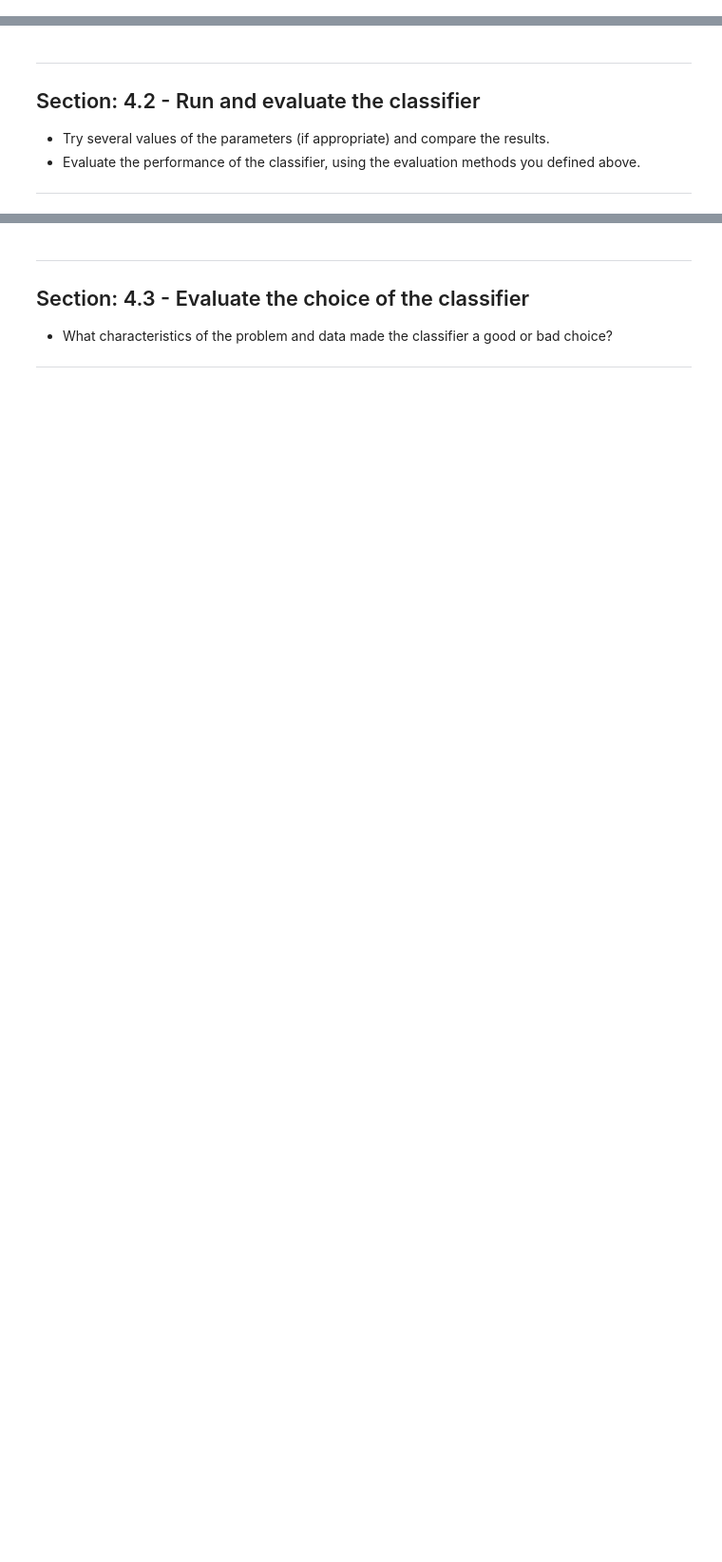
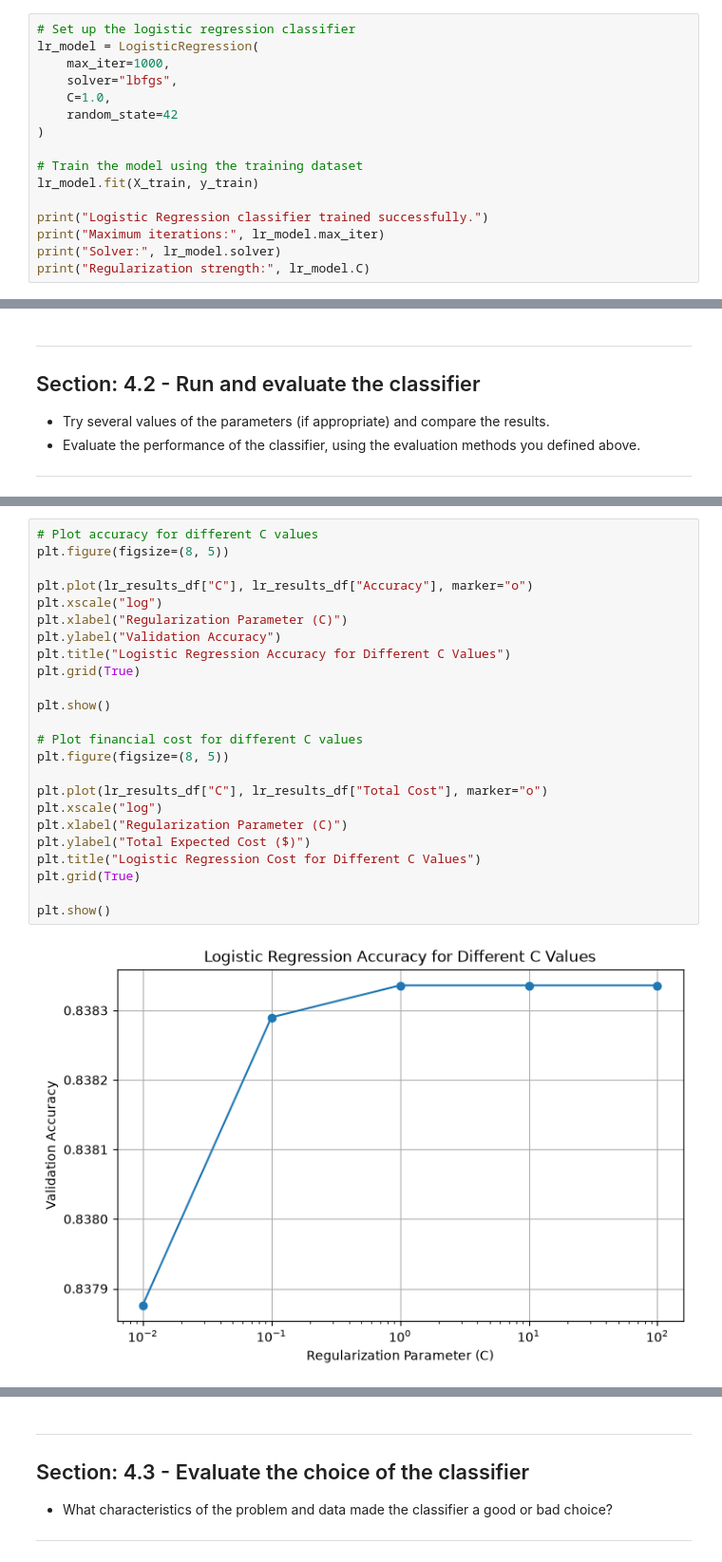
Before and after one commit to Smrfee/DataMining, a Jupyter notebook: HW2/CSE5243_HW2.ipynb, the cells around one changed output, grey strips where cells are left out. Shown at 95% size. Cells and saved outputs as stored; diff of their text form; blank space fills up the shorter version.

```diff
--- a/HW2/CSE5243_HW2.ipynb
+++ b/HW2/CSE5243_HW2.ipynb
@@ -257,3 +605,19 @@ pd.set_option('display.max_columns', 50) #include to avoid ... in middle of disp
 - Use the appropriate classifier from the SciKit Learn library.
 - Explain all setup, parameters and execution options you chose to set, and why.
 ***
+# %%
+# Set up the logistic regression classifier
+lr_model = LogisticRegression(
+    max_iter=1000,
+    solver="lbfgs",
+    C=1.0,
+    random_state=42
+)
+
+# Train the model using the training dataset
+lr_model.fit(X_train, y_train)
+
+print("Logistic Regression classifier trained successfully.")
+print("Maximum iterations:", lr_model.max_iter)
+print("Solver:", lr_model.solver)
+print("Regularization strength:", lr_model.C)
@@ -265,0 +680,26 @@ pd.set_option('display.max_columns', 50) #include to avoid ... in middle of disp
+# %%
+# Plot accuracy for different C values
+plt.figure(figsize=(8, 5))
+
+plt.plot(lr_results_df["C"], lr_results_df["Accuracy"], marker="o")
+plt.xscale("log")
+plt.xlabel("Regularization Parameter (C)")
+plt.ylabel("Validation Accuracy")
+plt.title("Logistic Regression Accuracy for Different C Values")
+plt.grid(True)
+
+plt.show()
+
+# Plot financial cost for different C values
+plt.figure(figsize=(8, 5))
+
+plt.plot(lr_results_df["C"], lr_results_df["Total Cost"], marker="o")
+plt.xscale("log")
+plt.xlabel("Regularization Parameter (C)")
+plt.ylabel("Total Expected Cost ($)")
+plt.title("Logistic Regression Cost for Different C Values")
+plt.grid(True)
+
+plt.show()
+# %% [output]
+[figure, added]
```
Also changed, not shown: parts of 22 cells of this notebook.
